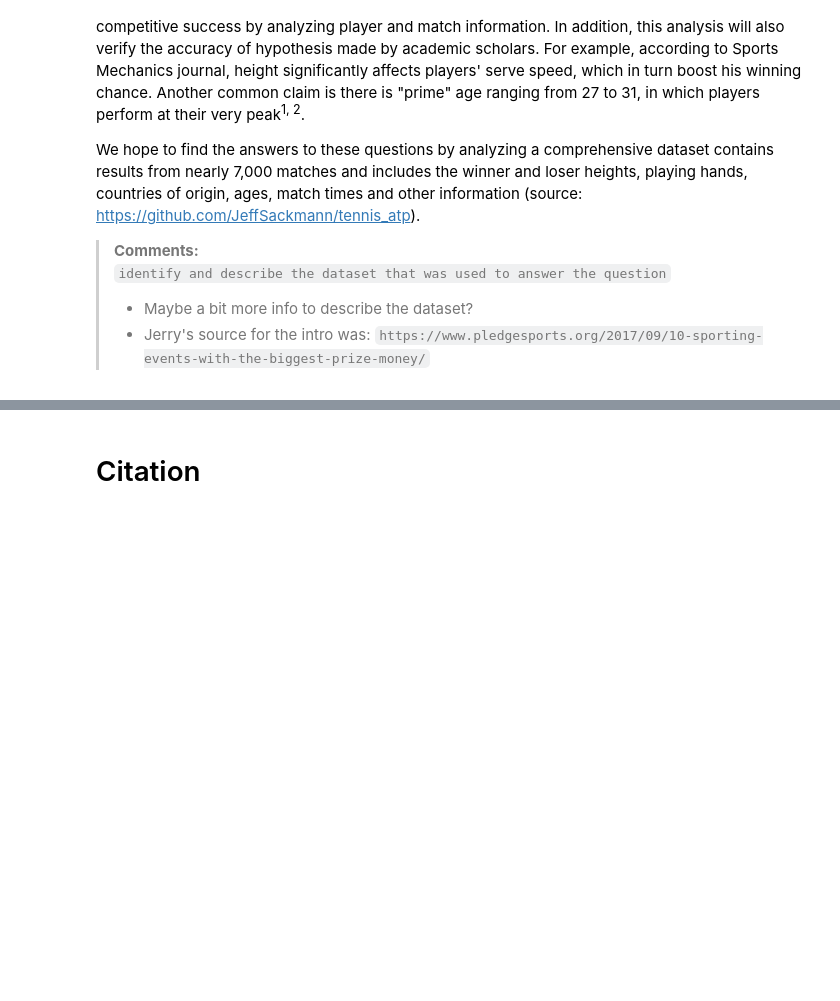
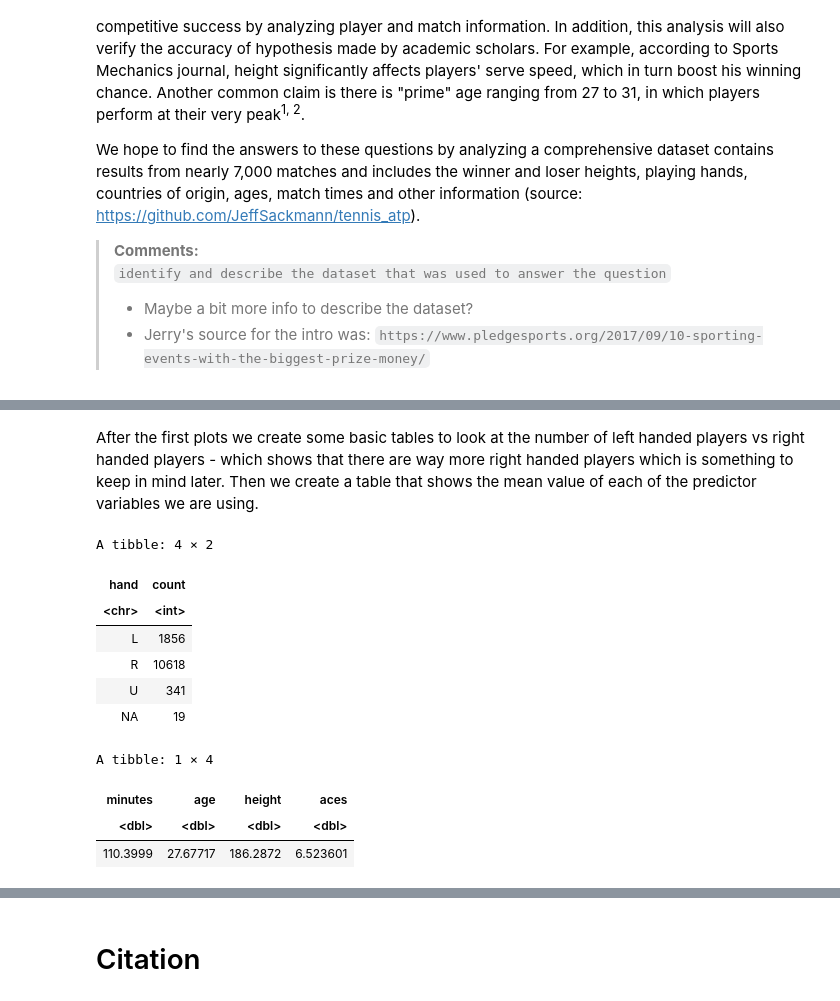
Before and after one commit to NicTavares/dsci100project, a Jupyter notebook: Report.ipynb, the cells around one changed output, grey strips where cells are left out. Drawn from its saved outputs; the diff is of its cells as text; code cells hidden in the pictures; blank space fills up the shorter version.

```diff
--- a/Report.ipynb
+++ b/Report.ipynb
@@ -47,0 +143,24 @@ We hope to find the answers to these questions by analyzing a comprehensive data
+# %% [markdown]
+After the first plots we create some basic tables to look at the number of left handed players vs right handed players - which shows that there are way more right handed players which is something to keep in mind later. Then we create a table that shows the mean value of each of the predictor variables we are using.
+# %%
+training_table = group_by(training_set, hand) %>%
+    summarize(count = n())
+training_table
+
+
+quantitative_summary_table <- training_set %>%
+                             select(minutes, age, height, aces) %>%
+                             map_df (~mean(., na.rm = TRUE))
+quantitative_summary_table
+# %% [output]
+A tibble: 4 × 2
+| hand | count |
+| <chr> | <int> |
+| L | 1856 |
+| R | 10618 |
+| U | 341 |
+| NA | 19 |
+A tibble: 1 × 4
+| minutes | age | height | aces |
+| <dbl> | <dbl> | <dbl> | <dbl> |
+| 110.3999 | 27.67717 | 186.2872 | 6.523601 |
```
Also changed, not shown: parts of 18 cells of this notebook.
